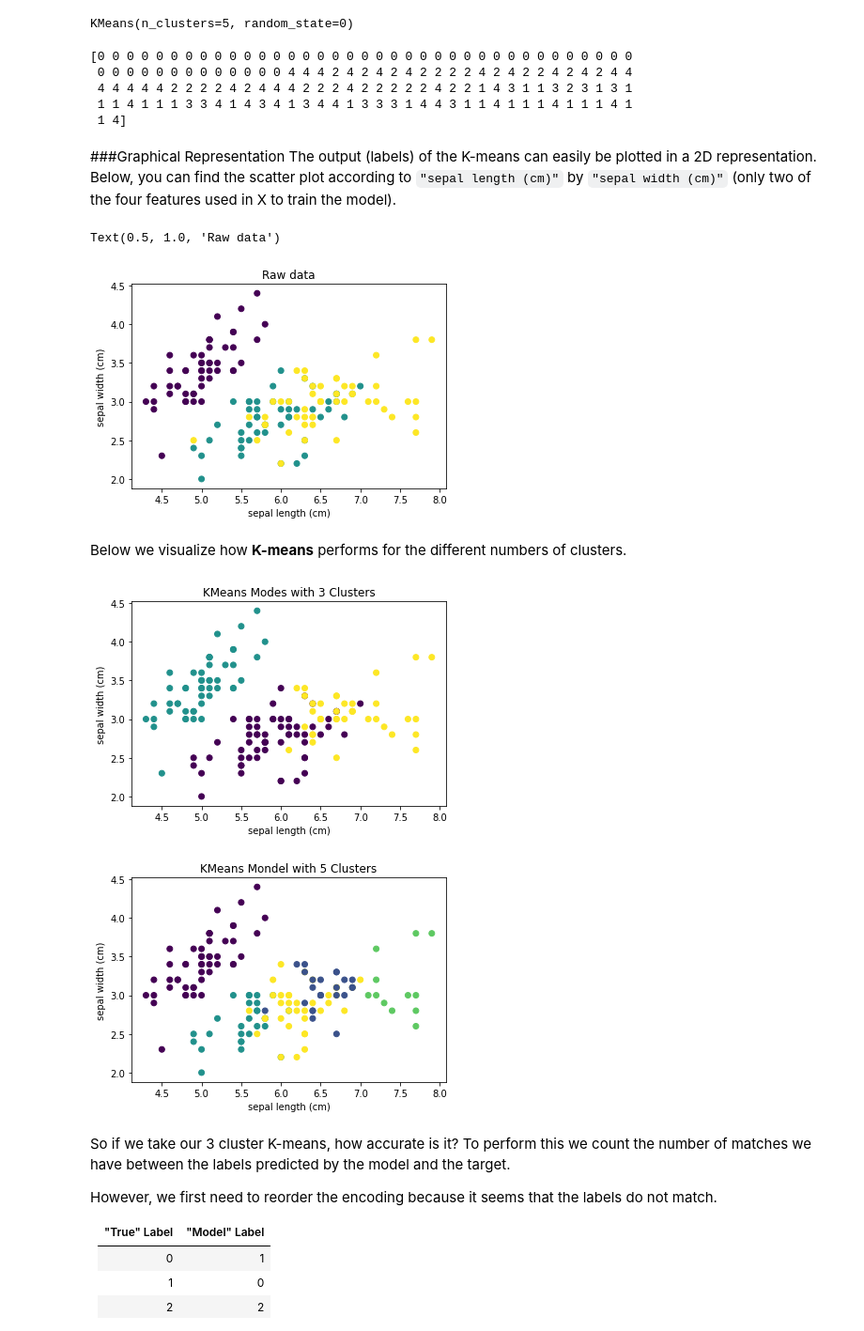
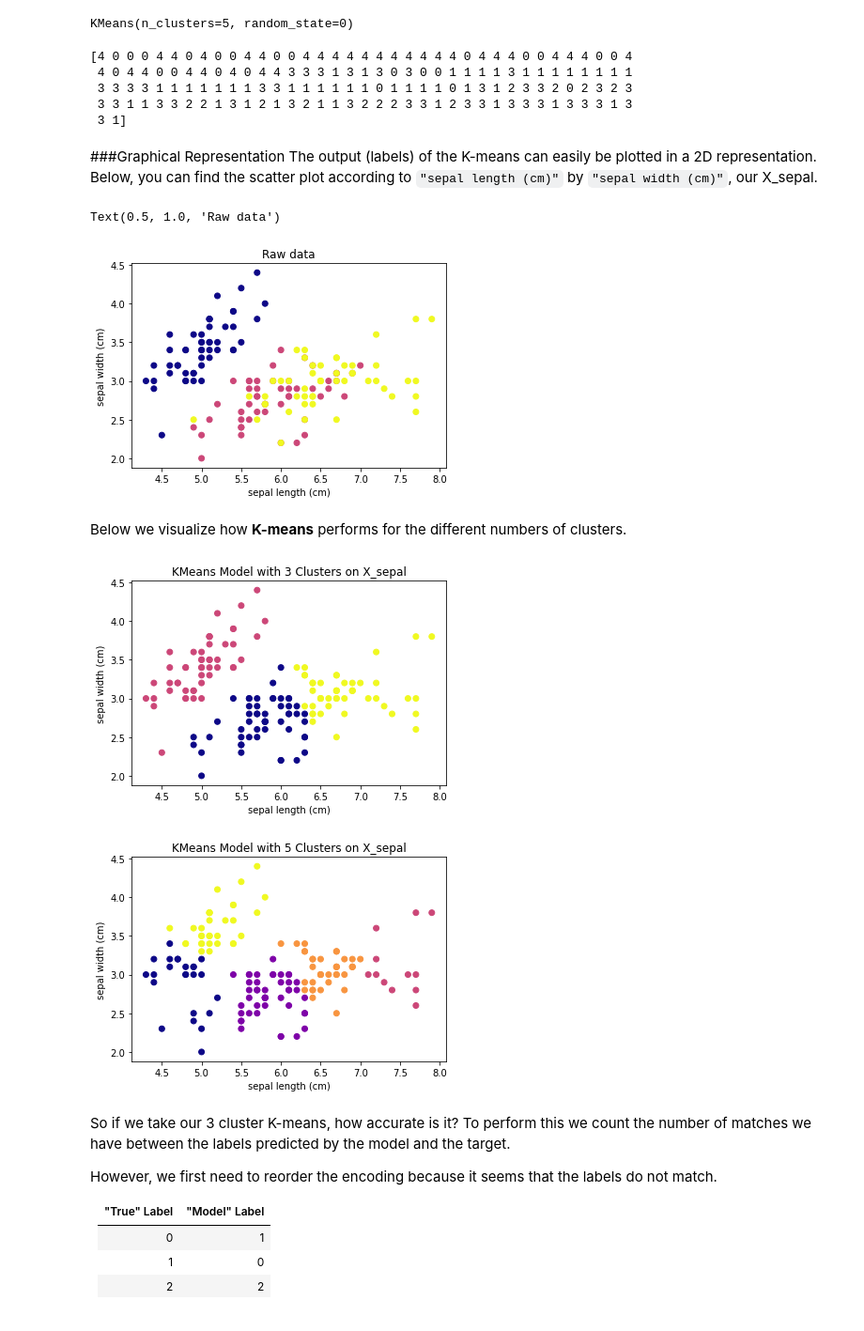
Before and after one commit to michalis0/Business-Intelligence-and-Analytics, a Jupyter notebook: 5 - Clustering/Walkthrough/W5_Walkthrough_Clustering.ipynb, the cells around one changed output. Shown at 94% size. Cells and saved outputs as stored; diff of their text form; code cells hidden in the pictures.

```diff
--- a/5 - Clustering/Walkthrough/W5_Walkthrough_Clustering.ipynb
+++ b/5 - Clustering/Walkthrough/W5_Walkthrough_Clustering.ipynb
@@ -51,0 +54,3 @@ X.head()
+# %%
+X_sepal = X.iloc[:, [0,1]]
+X_sepal.head()
@@ -115,8 +121,8 @@ The one with **5 clusters** is only for illustration, because we know already th
 # the random state help make sure we all have exactly the same results
 model3=KMeans(n_clusters=3, random_state=0) #3 clusters
 
-# fit the model on the set of features we previously labelled as X (NOT including the labels on the type of flowers)
-model3.fit(X)
+# fit the model on the set of features we previously labelled as X_sepal (NOT including the labels on the type of flowers)
+model3.fit(X_sepal)
 # %% [output]
 KMeans(n_clusters=3, random_state=0)
 # %%
@@ -135,46 +141,46 @@ Now the model with 5 clusters.
 model5=KMeans(n_clusters=5, random_state=0) #5 clusters
 
 # fit the model on the X features
-model5.fit(X)
+model5.fit(X_sepal)
 # %% [output]
 KMeans(n_clusters=5, random_state=0)
 # %%
 print(model5.labels_)
 # %% [output]
-[0 0 0 0 0 0 0 0 0 0 0 0 0 0 0 0 0 0 0 0 0 0 0 0 0 0 0 0 0 0 0 0 0 0 0 0 0
- 0 0 0 0 0 0 0 0 0 0 0 0 0 4 4 4 2 4 2 4 2 4 2 2 2 2 4 2 4 2 2 4 2 4 2 4 4
- 4 4 4 4 4 2 2 2 2 4 2 4 4 4 2 2 2 4 2 2 2 2 2 4 2 2 1 4 3 1 1 3 2 3 1 3 1
- 1 1 4 1 1 1 3 3 4 1 4 3 4 1 3 4 4 1 3 3 3 1 4 4 3 1 1 4 1 1 1 4 1 1 1 4 1
- 1 4]
+[4 0 0 0 4 4 0 4 0 0 4 4 0 0 4 4 4 4 4 4 4 4 4 4 4 0 4 4 4 0 0 4 4 4 0 0 4
+ 4 0 4 4 0 0 4 4 0 4 0 4 4 3 3 3 1 3 1 3 0 3 0 0 1 1 1 1 3 1 1 1 1 1 1 1 1
+ 3 3 3 3 1 1 1 1 1 1 1 3 3 1 1 1 1 1 1 0 1 1 1 1 0 1 3 1 2 3 3 2 0 2 3 2 3
+ 3 3 1 1 3 3 2 2 1 3 1 2 1 3 2 1 1 3 2 2 2 3 3 1 2 3 3 1 3 3 3 1 3 3 3 1 3
+ 3 1]
 # %% [markdown]
 ###Graphical Representation
 The output (labels) of the K-means can easily be plotted in a 2D representation.<br>
-Below, you can find the scatter plot according to `"sepal length (cm)"` by `"sepal width (cm)"` (only two of the four features used in X to train the model).
+Below, you can find the scatter plot according to `"sepal length (cm)"` by `"sepal width (cm)"`, our X_sepal.
 # %%
-plt.scatter(X["sepal length (cm)"], X["sepal width (cm)"], c=y['Flower_type']) # points colored by the different flower types
-plt.xlabel(X.columns[0])
-plt.ylabel(X.columns[1])
+plt.scatter(X_sepal["sepal length (cm)"], X_sepal["sepal width (cm)"], c=y['Flower_type'], cmap='plasma') # points colored by the different flower types
+plt.xlabel(X_sepal.columns[0])
+plt.ylabel(X_sepal.columns[1])
 plt.title("Raw data")
 # %% [output]
 Text(0.5, 1.0, 'Raw data')
-[figure, old version]
+[figure, new version]
 # %% [markdown]
 Below we visualize how **K-means** performs for the different numbers of clusters.
 # %%
-plt.scatter(X["sepal length (cm)"], X["sepal width (cm)"], c=model3.labels_)
-plt.xlabel(X.columns[0])
-plt.ylabel(X.columns[1])
-plt.title("KMeans Modes with 3 Clusters")
+plt.scatter(X_sepal["sepal length (cm)"], X_sepal["sepal width (cm)"], c=model3.labels_, cmap='plasma')
+plt.xlabel(X_sepal.columns[0])
+plt.ylabel(X_sepal.columns[1])
+plt.title("KMeans Model with 3 Clusters on X_sepal")
 plt.show()
 
-plt.scatter(X["sepal length (cm)"], X["sepal width (cm)"], c=model5.labels_)
-plt.xlabel(X.columns[0])
-plt.ylabel(X.columns[1])
-plt.title("KMeans Mondel with 5 Clusters")
+plt.scatter(X_sepal["sepal length (cm)"], X_sepal["sepal width (cm)"], c=model5.labels_, cmap='plasma')
+plt.xlabel(X_sepal.columns[0])
+plt.ylabel(X_sepal.columns[1])
+plt.title("KMeans Model with 5 Clusters on X_sepal")
 plt.show()
 # %% [output]
-[figure, old version]
+[figure, new version]
-[figure, old version]
+[figure, new version]
 # %% [markdown]
 So if we take our 3 cluster K-means, how accurate is it? To perform this we count the number of matches we have between the labels predicted by the model and the target.
 
```
Also changed, not shown: parts of 14 cells of this notebook.
